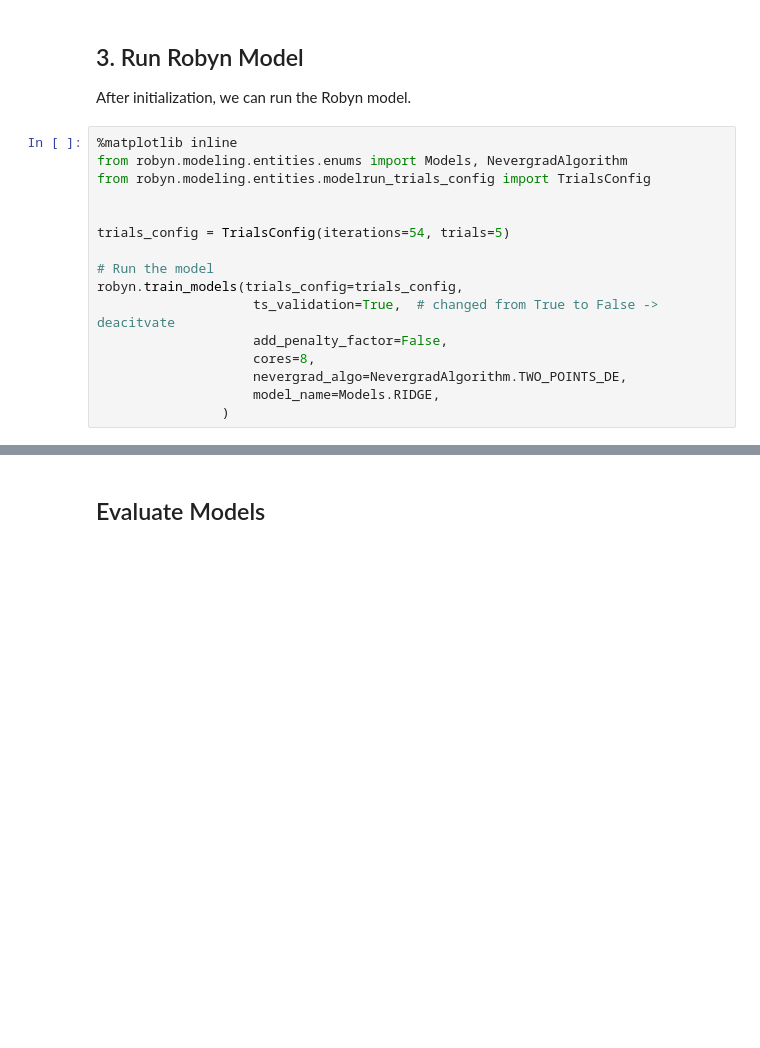
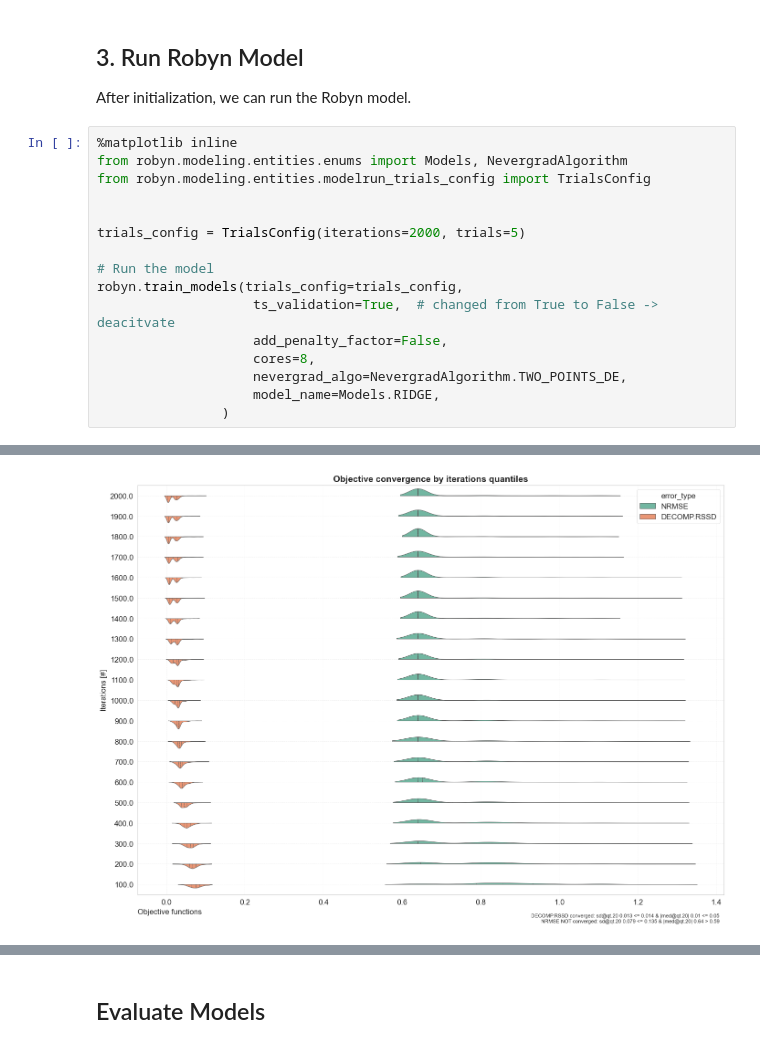
Before and after one commit to facebookexperimental/Robyn, a Jupyter notebook: python/src/robyn/tutorials/dev/tutorial1_dev.ipynb, the cells around one changed output, grey strips where cells are left out. Drawn from its saved outputs; the diff is of its cells as text; blank space fills up the shorter version.

```diff
--- a/python/src/robyn/tutorials/dev/tutorial1_dev.ipynb
+++ b/python/src/robyn/tutorials/dev/tutorial1_dev.ipynb
@@ -220,7 +220,7 @@ from robyn.modeling.entities.enums import Models, NevergradAlgorithm
 from robyn.modeling.entities.modelrun_trials_config import TrialsConfig
 
 
-trials_config = TrialsConfig(iterations=54, trials=5)
+trials_config = TrialsConfig(iterations=2000, trials=5)
 
 # Run the model
 robyn.train_models(trials_config=trials_config,
@@ -244,0 +251 @@ Running trial 1 of total 5 trials:  22%|███████▊
+[figure, added]
```
Also changed, not shown: parts of 6 cells of this notebook, 1 other file.
